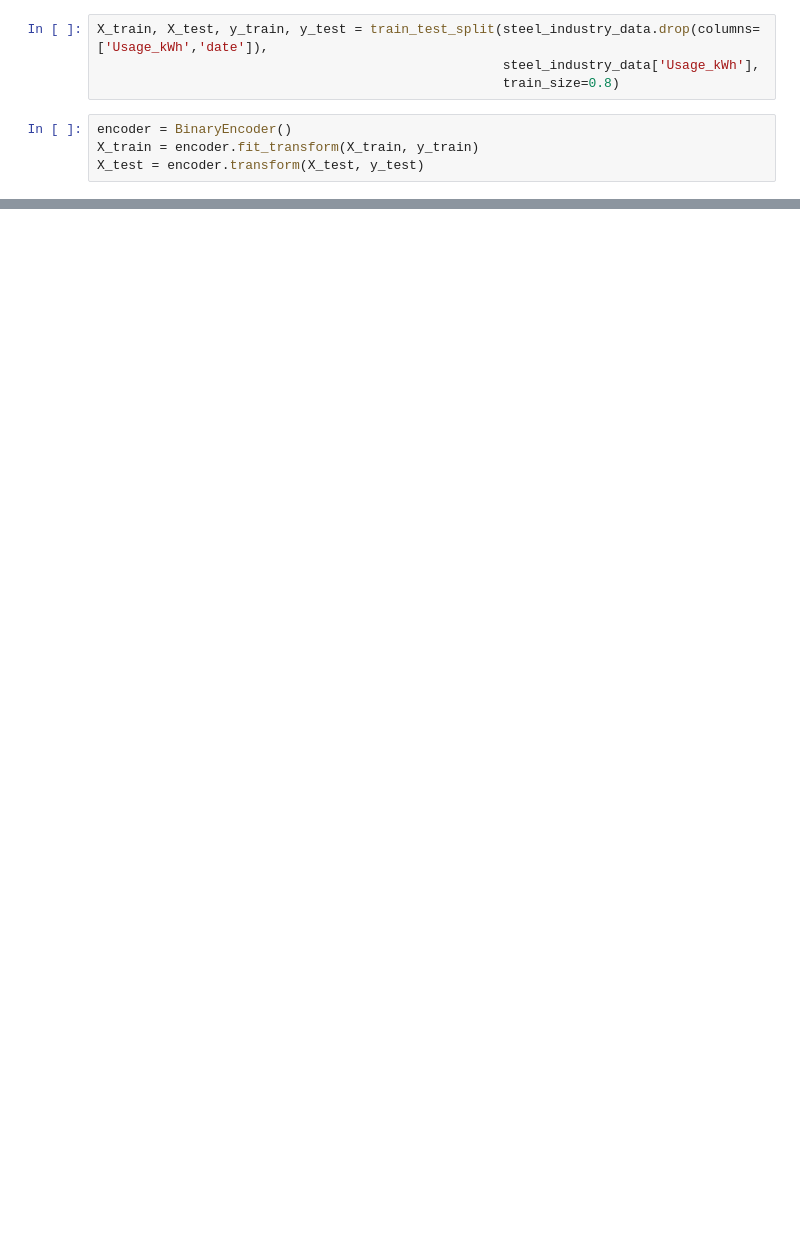
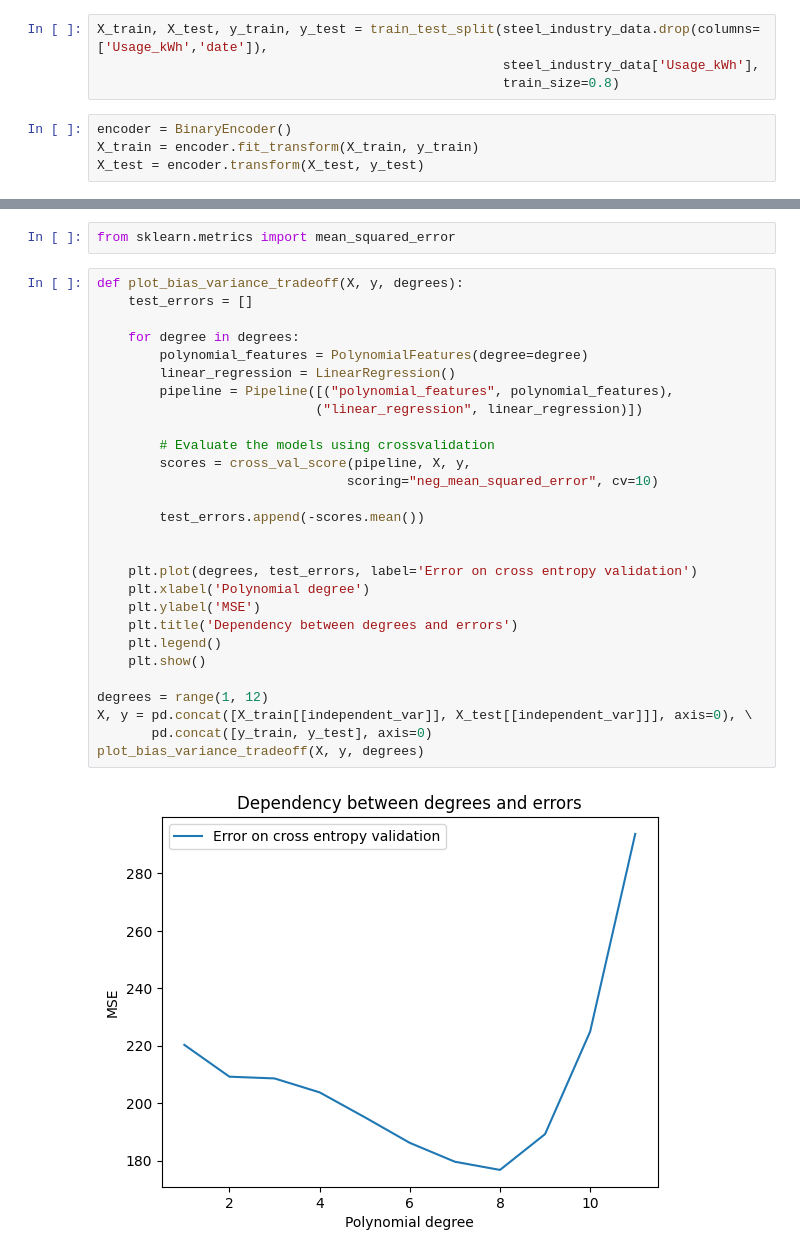
Before and after one commit to Luzinsan/ML_learn, a Jupyter notebook: ML/Innopolis/material/1 semester/Machine Learning/Labs/lab2/Lab-2.ipynb, the cells around one changed output, grey strips where cells are left out. Cells and saved outputs as stored; diff of their text form; blank space fills up the shorter version.

```diff
--- a/ML/Innopolis/material/1 semester/Machine Learning/Labs/lab2/Lab-2.ipynb
+++ b/ML/Innopolis/material/1 semester/Machine Learning/Labs/lab2/Lab-2.ipynb
@@ -454,0 +472,32 @@ plt.show()
+# %%
+from sklearn.metrics import mean_squared_error
+# %%
+def plot_bias_variance_tradeoff(X, y, degrees):
+    test_errors = []
+
+    for degree in degrees:
+        polynomial_features = PolynomialFeatures(degree=degree)
+        linear_regression = LinearRegression()
+        pipeline = Pipeline([("polynomial_features", polynomial_features),
+                            ("linear_regression", linear_regression)])
+
+        # Evaluate the models using crossvalidation
+        scores = cross_val_score(pipeline, X, y,
+                                scoring="neg_mean_squared_error", cv=10)
+
+        test_errors.append(-scores.mean())
+
+
+    plt.plot(degrees, test_errors, label='Error on cross entropy validation')
+    plt.xlabel('Polynomial degree')
+    plt.ylabel('MSE')
+    plt.title('Dependency between degrees and errors')
+    plt.legend()
+    plt.show()
+
+degrees = range(1, 12)
+X, y = pd.concat([X_train[[independent_var]], X_test[[independent_var]]], axis=0), \
+       pd.concat([y_train, y_test], axis=0)
+plot_bias_variance_tradeoff(X, y, degrees)
+# %% [output]
+[figure, added]
```
Also changed, not shown: parts of 22 cells of this notebook, 23 other files.
